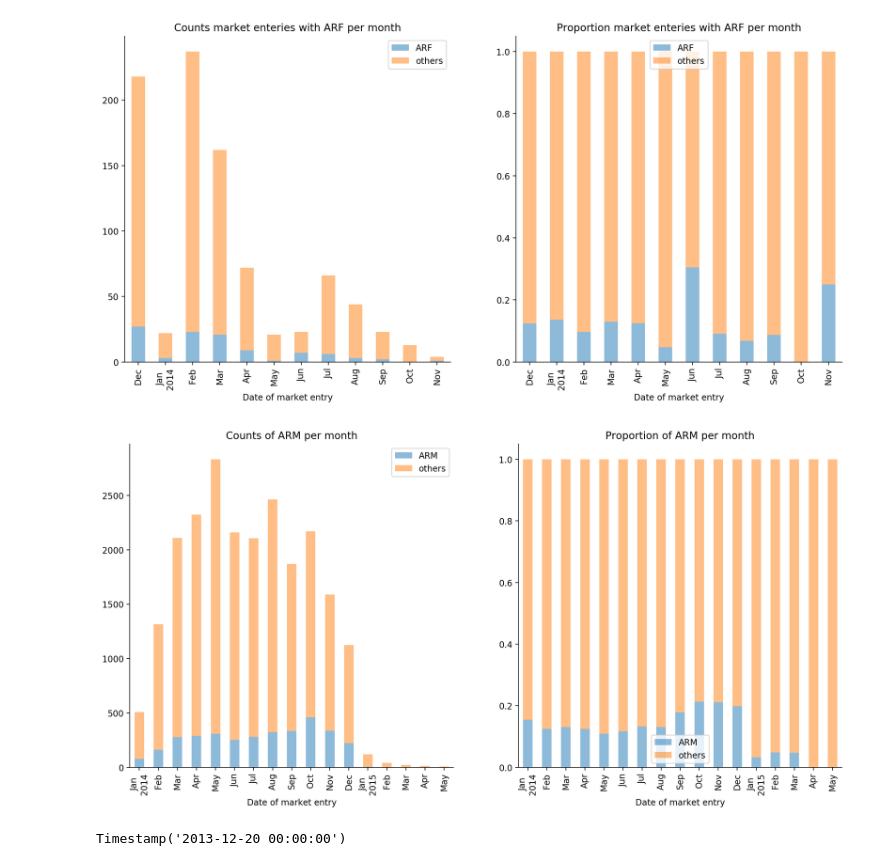
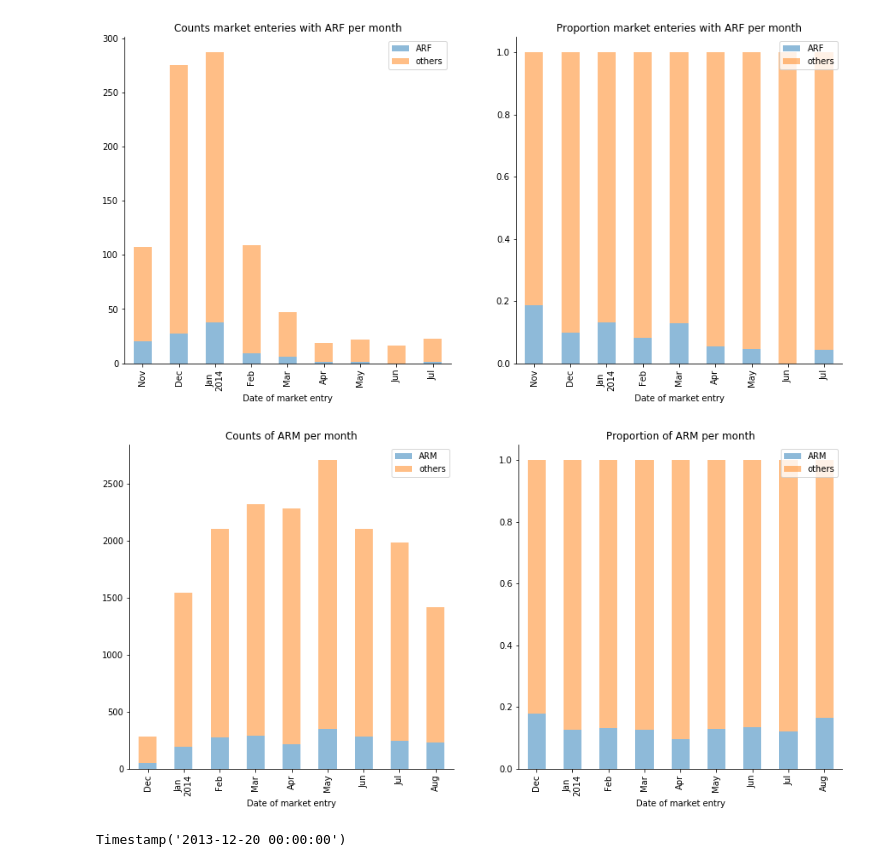
Before and after one commit to jossl95/ARF, a Jupyter notebook: Validator.ipynb, the cells around one changed output. Saved outputs shown, nothing was run; the diff lists cells and outputs as text; code cells hidden in the pictures.

Commit message:
validation graphs update

```diff
--- a/Validator.ipynb
+++ b/Validator.ipynb
@@ -30,7 +30,7 @@ me = pd.read_pickle(os.path.join(MAINDIR, 'data/analysis', 'market_entry.pickle'
 fig, ax = plt.subplots(ncols = 2, figsize=(15, 7))
 
 counts = me.sort_values('stime_dt').groupby('vendor').first()\
-    .groupby('stime_dt')['arf'].agg(['sum','count'])\
+    .groupby('rtime_dt')['arf'].agg(['sum','count'])\
     .groupby(pd.Grouper(freq='M')).sum()\
     .assign(count = lambda x: x['count'] - x['sum'])\
     .set_axis(['ARF','others'], axis=1, inplace=False)
@@ -42,7 +42,7 @@ ax[0].set_xticklabels(map(lambda x: line_format(x), counts.index))
 ax[0].set_title('Counts market enteries with ARF per month')
 
 proportions = me.sort_values('stime_dt').groupby('vendor').first()\
-    .groupby('stime_dt')['arf'].agg(['sum','count'])\
+    .groupby('rtime_dt')['arf'].agg(['sum','count'])\
     .groupby(pd.Grouper(freq='M')).sum()\
     .assign(sum = lambda x: x['sum'] / x['count'],
             count = lambda x: 1 - x['sum'])\
@@ -56,7 +56,7 @@ ax[1].set_title('Proportion market enteries with ARF per month')
 
 plt.show()
 # %% [output]
-[figure, old version]
+[figure, new version]
 # %%
 df = pd.read_pickle(os.path.join(MAINDIR, 'data/analysis', 'vendor_week.pickle'))
 df = df.merge(df.groupby('vendor')['me_min'].min().rename('me'), on = 'vendor')
@@ -65,36 +65,38 @@ fig, ax = plt.subplots(ncols = 2, figsize=(15, 7))
 
 counts = df.rename({'arm_maxw_shift': 'arm'}, axis = 1)\
     .assign(week = lambda x: x['w'] + x['me'],
-            date = lambda x: me['stime_dt'].min() + pd.to_timedelta(x['week'], unit='w'))\
+            date = lambda x: me['rtime_dt'].min() + pd.to_timedelta(x['week'], unit='w'))\
+    .loc[lambda x: x['date'] <= me.rtime_dt.max()]\
     .groupby('date')['arm'].agg(['sum','count']).astype('int')\
     .groupby(pd.Grouper(freq='M')).sum()\
     .assign(count = lambda x: x['count'] - x['sum'])\
     .set_axis(['ARM','others'], axis=1, inplace=False)
 
 counts.plot.bar(ax = ax[0], alpha = .5, stacked = True)
 
 ax[0].set_xlabel('Date of market entry')
 ax[0].set_xticklabels(map(lambda x: line_format(x), counts.index))
 ax[0].set_title('Counts of ARM per month')
 
 proportions = df.rename({'arm_maxw_shift': 'arm'}, axis = 1)\
     .assign(week = lambda x: x['w'] + x['me'],
-            date = lambda x: me['stime_dt'].min() + pd.to_timedelta(x['week'], unit='w'))\
+            date = lambda x: me['rtime_dt'].min() + pd.to_timedelta(x['week'], unit='w'))\
+    .loc[lambda x: x['date'] <= me.rtime_dt.max()]\
     .groupby('date')['arm'].agg(['sum','count']).astype('int')\
     .groupby(pd.Grouper(freq='M')).sum()\
     .assign(sum = lambda x: x['sum'] / x['count'],
             count = lambda x: 1 - x['sum'])\
     .set_axis(['ARM','others'], axis=1, inplace=False)
 
 proportions.plot.bar(ax = ax[1], alpha = .5, stacked = True)
 
 ax[1].set_xlabel('Date of market entry')
 ax[1].set_xticklabels(map(lambda x: line_format(x), counts.index))
 ax[1].set_title('Proportion of ARM per month')
 
 plt.show()
 # %% [output]
-[figure, old version]
+[figure, new version]
 # %%
 me['stime_dt'].min()
 # %% [output]
```
Also changed, not shown: parts of 1 cell of this notebook.
